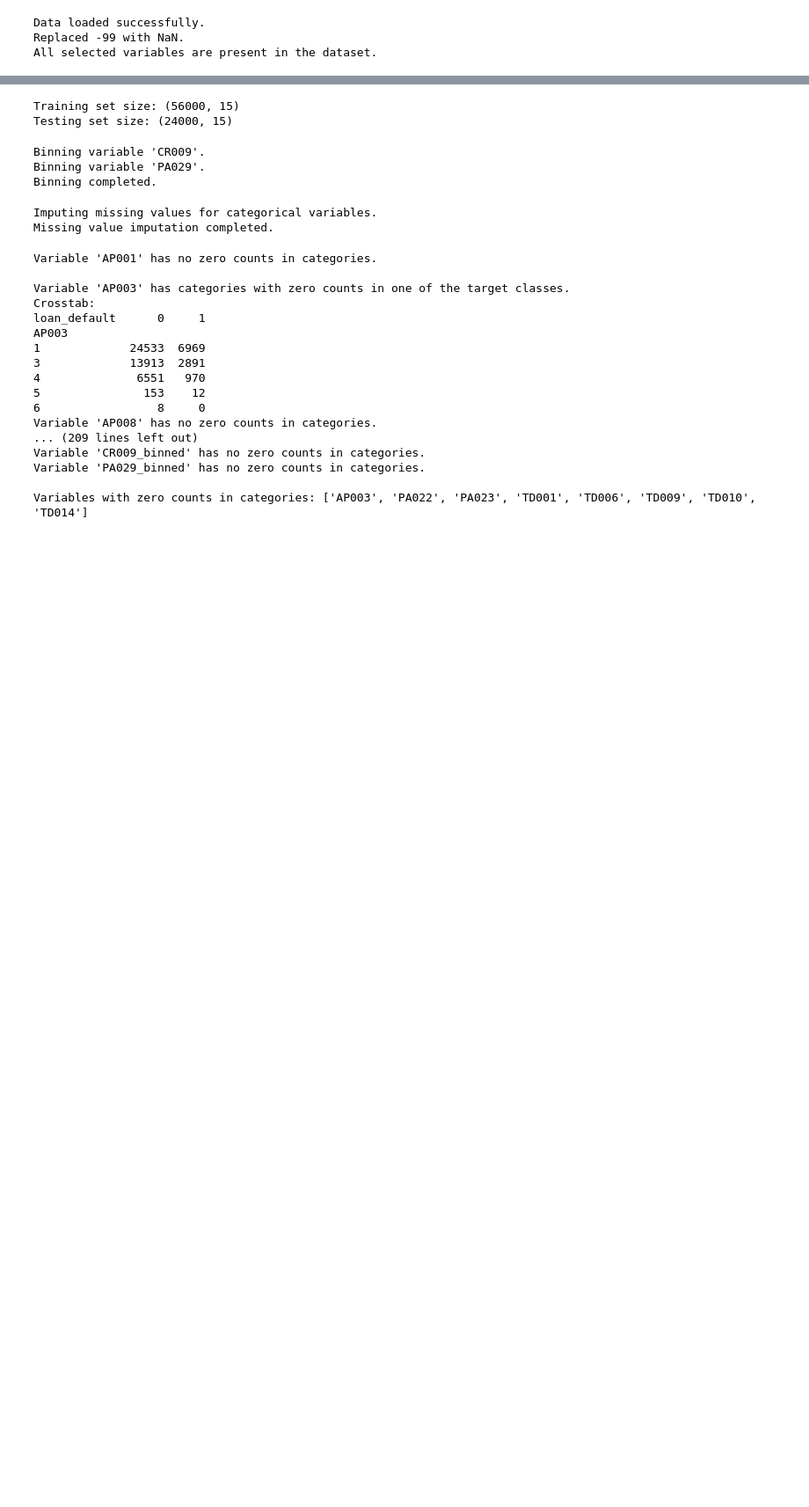
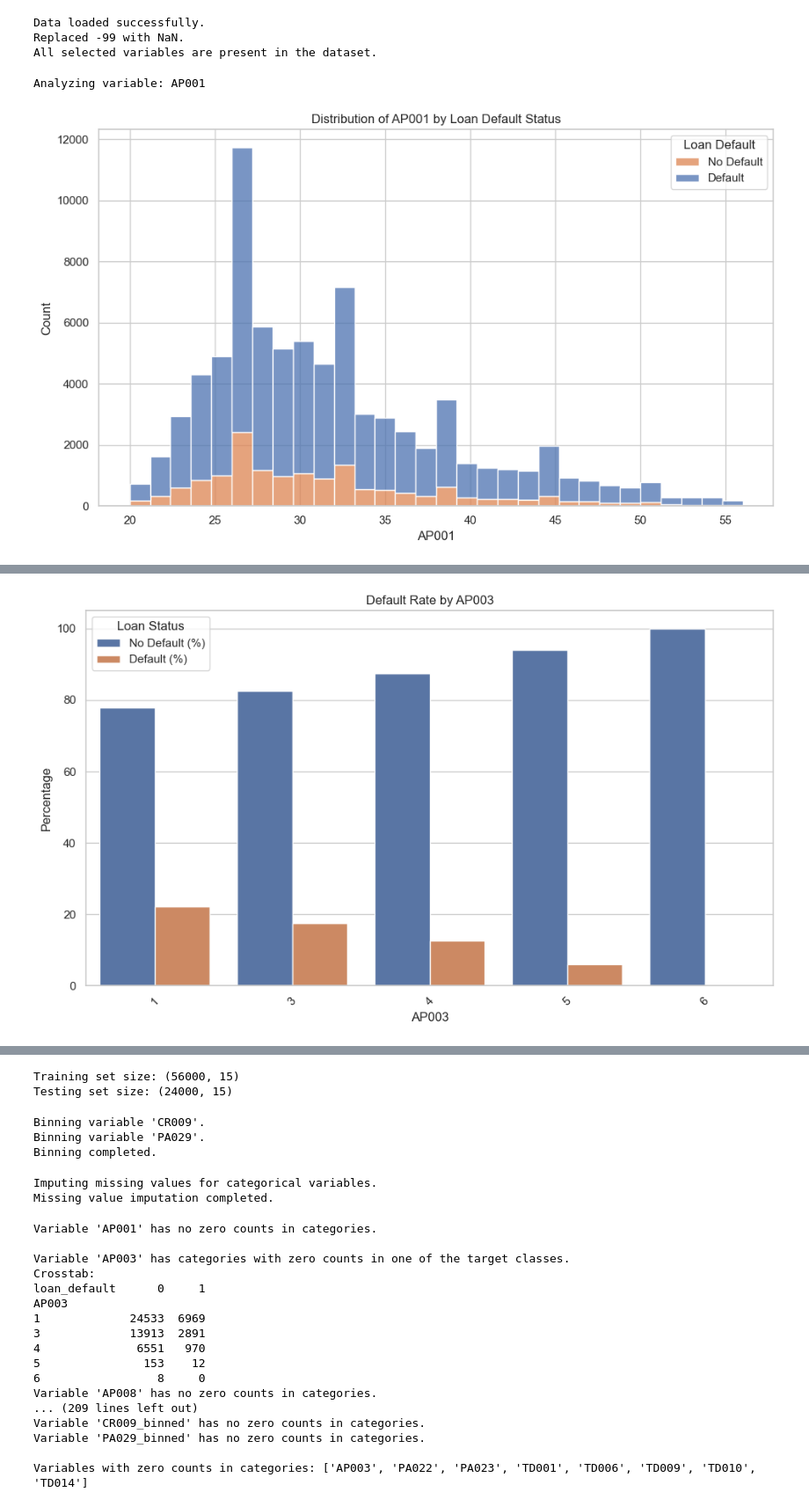
Before and after one commit to haorany999/HW3, a Jupyter notebook: 5420_hw3.ipynb, the cells around one changed output, grey strips where cells are left out. Shown: that part at 88% size. Saved outputs shown, nothing was run; the diff lists cells and outputs as text; code cells hidden in the pictures; blank space fills up the shorter version.

```diff
--- a/5420_hw3.ipynb
+++ b/5420_hw3.ipynb
@@ -97,3 +97,82 @@ else:
 Data loaded successfully.
 Replaced -99 with NaN.
 All selected variables are present in the dataset.
+# %%
+# ======================================
+# Exploratory Data Analysis (EDA)
+# ======================================
+
+# List of variables for EDA
+eda_vars = [
+    "AP001", "AP003", "AP008",
+    "CR009", "CR015", "CR019",
+    "PA022", "PA023", "PA029",
+    "TD001", "TD005", "TD006",
+    "TD009", "TD010", "TD014"
+]
+
+# Display the relationship between each variable and the target variable
+import matplotlib.pyplot as plt
+import seaborn as sns
+
+# Create a copy of the dataframe to preserve the original data
+eda_df = df.copy()
+
+# Replace -99 with NaN to represent missing values in EDA
+eda_df.replace(-99, np.nan, inplace=True)
+
+# Set up the matplotlib figure size
+plt.rcParams["figure.figsize"] = (10, 6)
+
+# Loop through each variable for EDA
+for var in eda_vars:
+    print(f"\nAnalyzing variable: {var}")
+
+    # Check if the variable exists in the dataframe
+    if var not in eda_df.columns:
+        print(f"Variable '{var}' not found in the dataset.")
+        continue
+
+    # Check if the variable is categorical or continuous
+    if eda_df[var].dtype == 'object' or eda_df[var].nunique() < 20:
+        # Treat as categorical variable
+        # Create a crosstab of the variable with the target variable
+        crosstab = pd.crosstab(eda_df[var], eda_df['loan_default'], normalize='index') * 100
+        crosstab = crosstab.reset_index()
+        crosstab.rename(columns={0: 'No Default (%)', 1: 'Default (%)'}, inplace=True)
+
+        # Melt the dataframe for plotting
+        crosstab_melted = crosstab.melt(id_vars=var, value_vars=['No Default (%)', 'Default (%)'], var_name='Status', value_name='Percentage')
+
+        # Plot the default rate by category
+        sns.barplot(x=var, y='Percentage', hue='Status', data=crosstab_melted)
+        plt.title(f'Default Rate by {var}')
+        plt.xlabel(var)
+        plt.ylabel('Percentage')
+        plt.legend(title='Loan Status')
+        plt.xticks(rotation=45)
+        plt.tight_layout()
+        plt.show()
+
+        # Business Insight
+        print("Business Insight:")
+        print(f" - Analyzing how different categories of '{var}' relate to the likelihood of default.")
+        print(" - Observations can help in identifying categories with higher risk.")
+    else:
+        # Treat as continuous variable
+        # Plot the distribution of the variable grouped by the target variable
+        sns.histplot(data=eda_df, x=var, hue='loan_default', multiple='stack', bins=30)
+        plt.title(f'Distribution of {var} by Loan Default Status')
+        plt.xlabel(var)
+        plt.ylabel('Count')
+        plt.legend(title='Loan Default', labels=['No Default', 'Default'])
+        plt.tight_layout()
+        plt.show()
+
+        # Business Insight
+        print("Business Insight:")
+        print(f" - Analyzing the distribution of '{var}' and its relationship with default rates.")
+        print(" - Identifying ranges where the default rate is higher can inform risk management.")
+# %% [output]
+Analyzing variable: AP001
+[figure, added]
@@ -99,0 +184 @@ All selected variables are present in the dataset.
+[figure, added]
```
Also changed, not shown: parts of 1 cell of this notebook.
